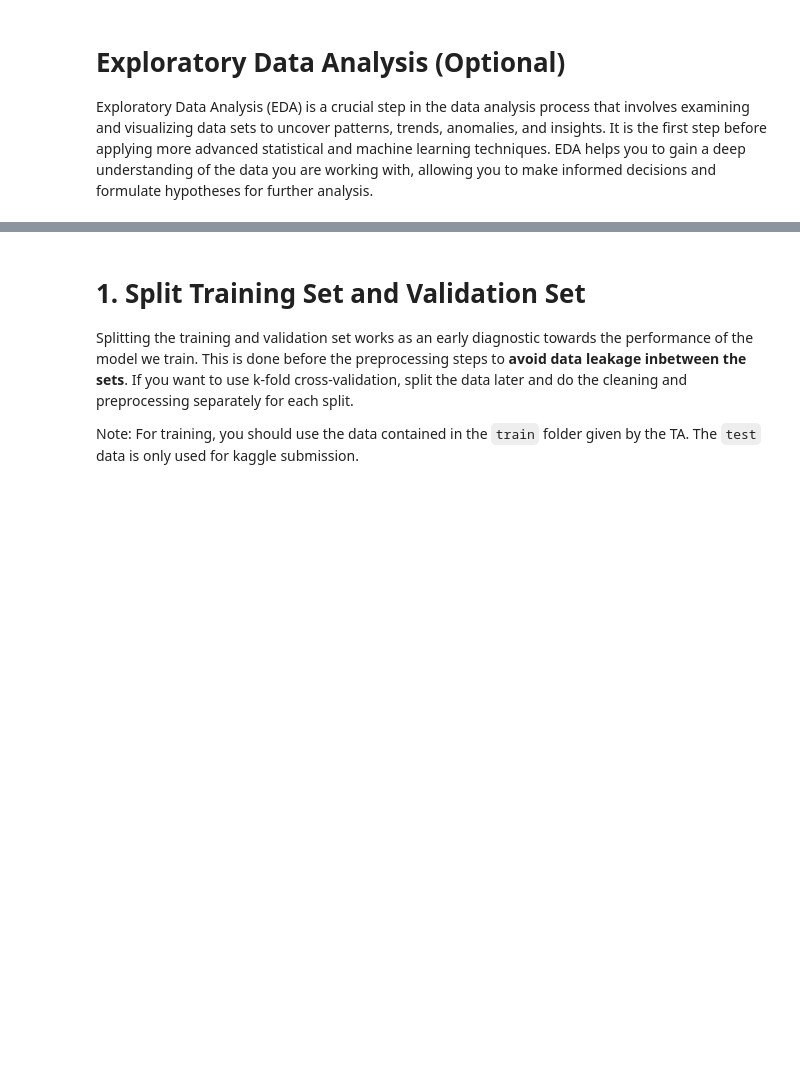
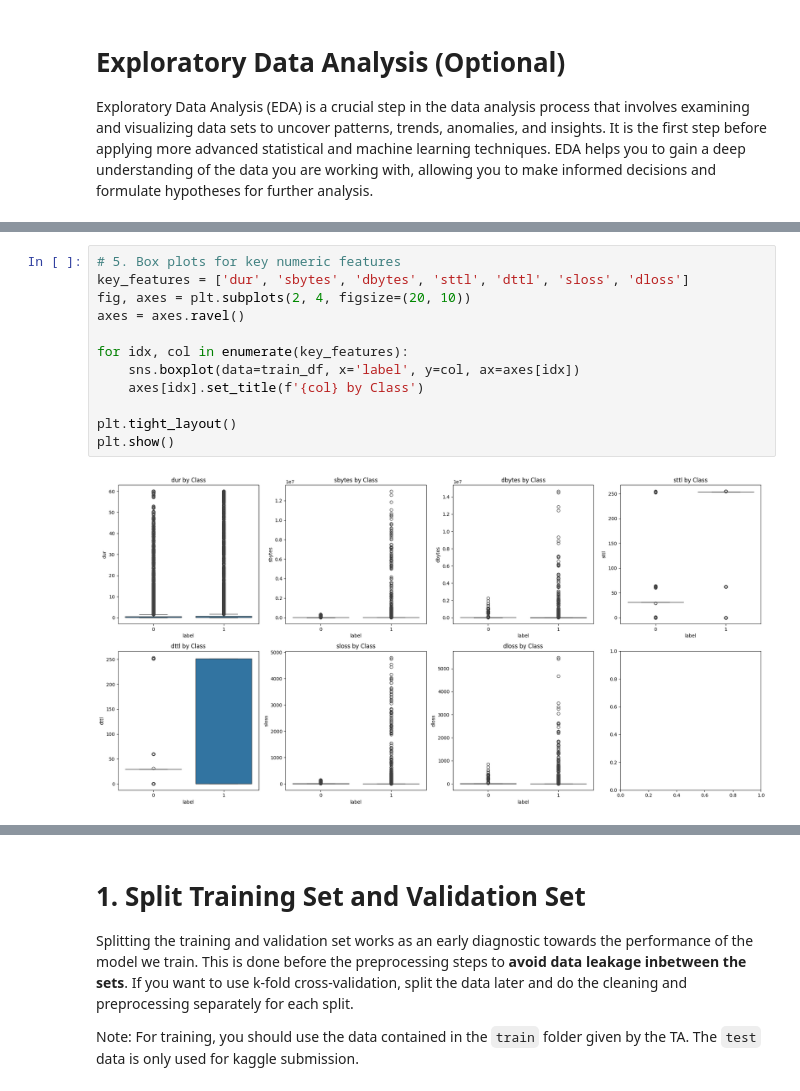
Before and after one commit to rizqikapratamaa/Tubes2_AI_atk_hlic, a Jupyter notebook: src/notebook.ipynb, the cells around one changed output, grey strips where cells are left out. Cells and saved outputs as stored; diff of their text form; blank space fills up the shorter version.

```diff
--- a/src/notebook.ipynb
+++ b/src/notebook.ipynb
@@ -140,0 +153,14 @@ Name: count, dtype: int64
+# %%
+# 5. Box plots for key numeric features
+key_features = ['dur', 'sbytes', 'dbytes', 'sttl', 'dttl', 'sloss', 'dloss']
+fig, axes = plt.subplots(2, 4, figsize=(20, 10))
+axes = axes.ravel()
+
+for idx, col in enumerate(key_features):
+    sns.boxplot(data=train_df, x='label', y=col, ax=axes[idx])
+    axes[idx].set_title(f'{col} by Class')
+
+plt.tight_layout()
+plt.show()
+# %% [output]
+[figure, added]
```
Also changed, not shown: parts of 17 cells of this notebook.
